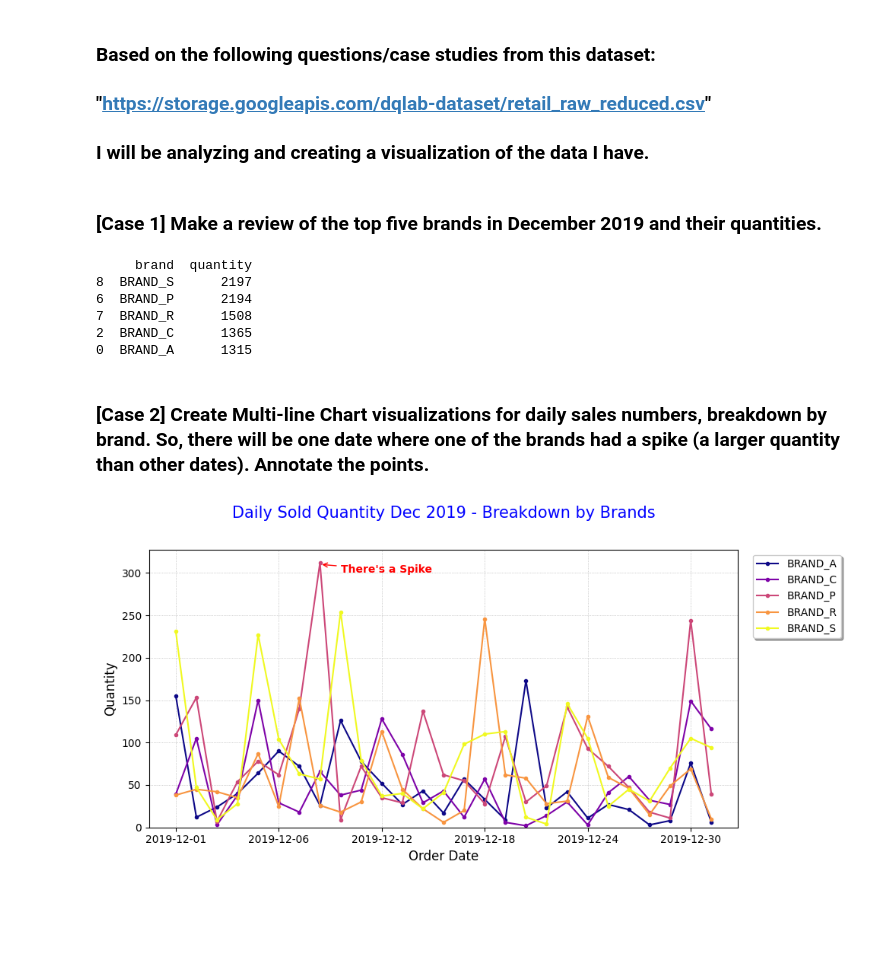
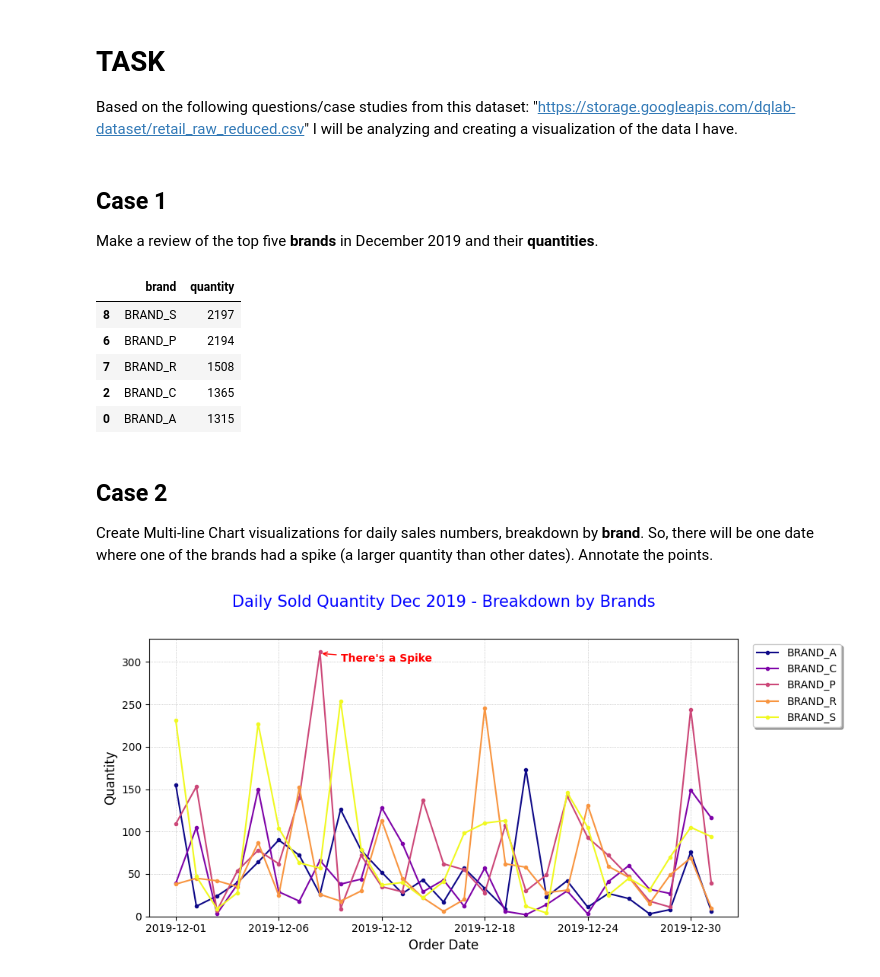
Before and after one commit to adeariyo27/DataAnalysis-Portofolio, a Jupyter notebook: Mini-Projects/Python/Data Visualization - Retail Dataset 2019/Data_Visualization_Retail_Dataset_2019.ipynb, the cells around one changed output. Drawn from its saved outputs; the diff is of its cells as text; code cells hidden in the pictures; blank space fills up the shorter version.

```diff
--- a/Mini-Projects/Python/Data Visualization - Retail Dataset 2019/Data_Visualization_Retail_Dataset_2019.ipynb
+++ b/Mini-Projects/Python/Data Visualization - Retail Dataset 2019/Data_Visualization_Retail_Dataset_2019.ipynb
@@ -1,34 +1,39 @@
 # %% [markdown]
-### Based on the following questions/case studies from this dataset:
-### "https://storage.googleapis.com/dqlab-dataset/retail_raw_reduced.csv"
-### I will be analyzing and creating a visualization of the data I have.
+# **TASK**
+
+Based on the following questions/case studies from this dataset:
+"https://storage.googleapis.com/dqlab-dataset/retail_raw_reduced.csv"
+I will be analyzing and creating a visualization of the data I have.
 # %% [markdown]
-### [Case 1] Make a review of the top five **brands** in December 2019 and their **quantities**.
+## Case 1
+Make a review of the top five **brands** in December 2019 and their **quantities**.
 # %%
 import datetime
 import pandas as pd
 import matplotlib.pyplot as plt
 dataset = pd.read_csv('https://storage.googleapis.com/dqlab-dataset/retail_raw_reduced.csv')
 dataset['order_month'] = dataset['order_date'].apply(lambda x: datetime.datetime.strptime(x, "%Y-%m-%d").strftime('%Y-%m'))
 dataset['gmv'] = dataset['item_price']*dataset['quantity']
 
 top_brands = (dataset[dataset['order_month']=='2019-12'].groupby('brand')['quantity']
                 .sum()
                 .reset_index()
                 .sort_values(by='quantity',ascending=False)
                 .head(5))
 
 dataset_top5brand_dec = dataset[(dataset['order_month']=='2019-12') & (dataset['brand'].isin(top_brands['brand'].to_list()))]
-print(top_brands)
+top_brands
 # %% [output]
-     brand  quantity
-8  BRAND_S      2197
-6  BRAND_P      2194
-7  BRAND_R      1508
-2  BRAND_C      1365
-0  BRAND_A      1315
+|  | brand | quantity |
+| 8 | BRAND_S | 2197 |
+| 6 | BRAND_P | 2194 |
+| 7 | BRAND_R | 1508 |
+| 2 | BRAND_C | 1365 |
+| 0 | BRAND_A | 1315 |
 # %% [markdown]
-### [Case 2] Create Multi-line Chart visualizations for daily sales numbers, breakdown by **brand**. So, there will be one date where one of the brands had a spike (a larger quantity than other dates). Annotate the points.
+## Case 2
+
+Create Multi-line Chart visualizations for daily sales numbers, breakdown by **brand**. So, there will be one date where one of the brands had a spike (a larger quantity than other dates). Annotate the points.
 # %%
 dataset_top5brand_dec.groupby(['order_date','brand'])['quantity'].sum().unstack().plot(marker='.', cmap='plasma')
 plt.title('Daily Sold Quantity Dec 2019 - Breakdown by Brands',loc='center',pad=30, fontsize=15, color='blue')
```
Also changed, not shown: parts of 6 cells of this notebook, 1 other file.
